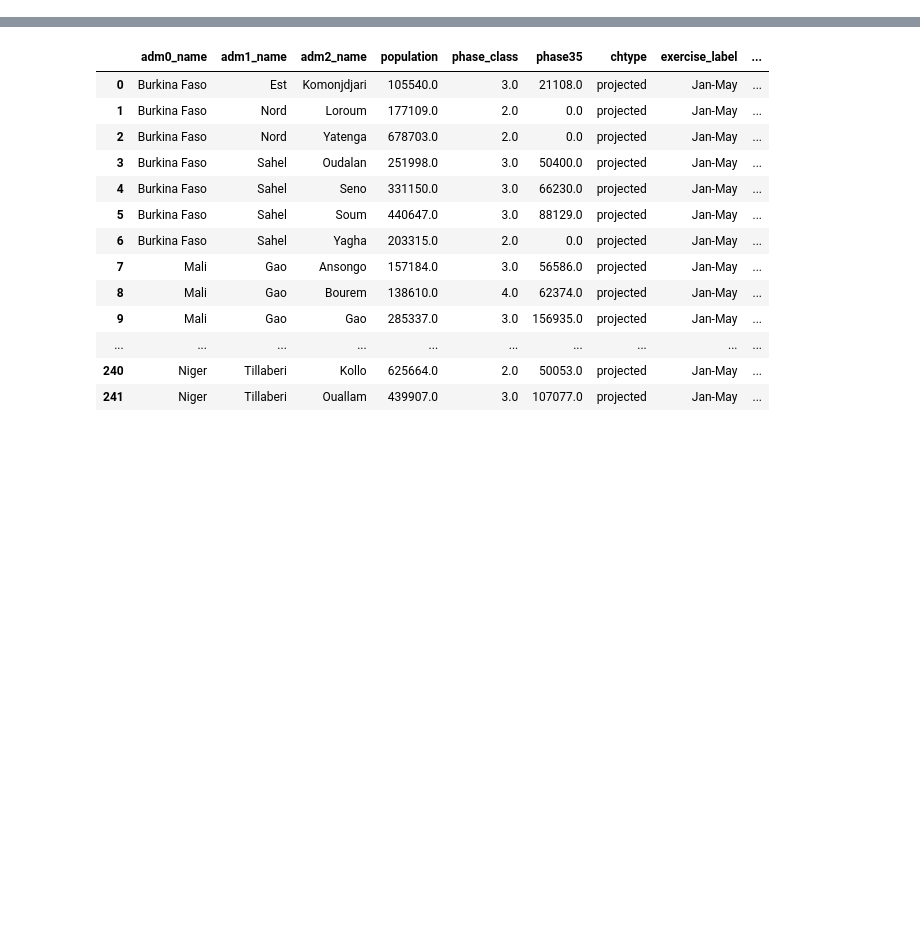
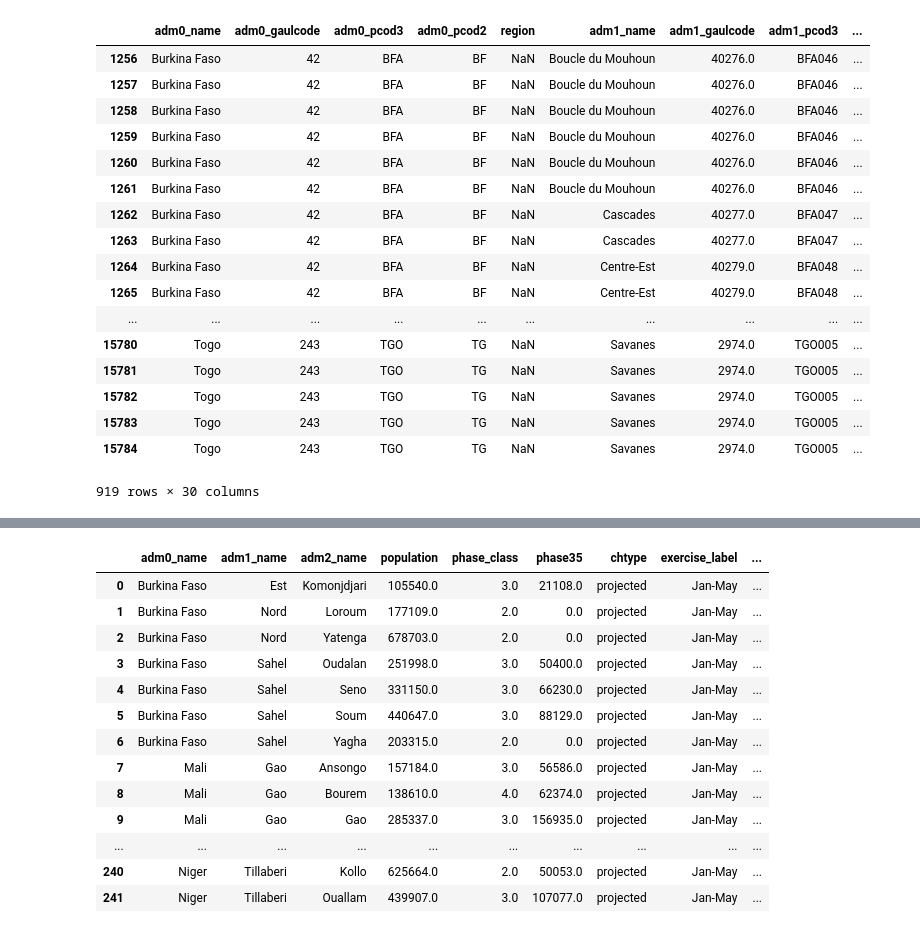
Before and after one commit to alegalli/conflictSahel, a Jupyter notebook: visualization/ch.ipynb, the cells around one changed output, grey strips where cells are left out. Cells and saved outputs as stored; diff of their text form; code cells hidden in the pictures; blank space fills up the shorter version.

```diff
--- a/visualization/ch.ipynb
+++ b/visualization/ch.ipynb
@@ -4,3 +4,24 @@ import xlrd
 # %%
 # Read CH data from excel
 ch = pd.read_excel('../data/Cadre Harmonise/cadre_harmonise.xlsx')
+lean = pd.read_csv('../data/Cadre Harmonise/lean.csv')
+ch[ch.reference_year == 2021]
+# %% [output]
+|  | adm0_name | adm0_gaulcode | adm0_pcod3 | adm0_pcod2 | region | adm1_name | adm1_gaulcode | adm1_pcod3 | ... |
+| 1256 | Burkina Faso | 42 | BFA | BF | NaN | Boucle du Mouhoun | 40276.0 | BFA046 | ... |
+| 1257 | Burkina Faso | 42 | BFA | BF | NaN | Boucle du Mouhoun | 40276.0 | BFA046 | ... |
+| 1258 | Burkina Faso | 42 | BFA | BF | NaN | Boucle du Mouhoun | 40276.0 | BFA046 | ... |
+| 1259 | Burkina Faso | 42 | BFA | BF | NaN | Boucle du Mouhoun | 40276.0 | BFA046 | ... |
+| 1260 | Burkina Faso | 42 | BFA | BF | NaN | Boucle du Mouhoun | 40276.0 | BFA046 | ... |
+| 1261 | Burkina Faso | 42 | BFA | BF | NaN | Boucle du Mouhoun | 40276.0 | BFA046 | ... |
+| 1262 | Burkina Faso | 42 | BFA | BF | NaN | Cascades | 40277.0 | BFA047 | ... |
+| 1263 | Burkina Faso | 42 | BFA | BF | NaN | Cascades | 40277.0 | BFA047 | ... |
+| 1264 | Burkina Faso | 42 | BFA | BF | NaN | Centre-Est | 40279.0 | BFA048 | ... |
+| 1265 | Burkina Faso | 42 | BFA | BF | NaN | Centre-Est | 40279.0 | BFA048 | ... |
+| ... | ... | ... | ... | ... | ... | ... | ... | ... | ... |
+| 15780 | Togo | 243 | TGO | TG | NaN | Savanes | 2974.0 | TGO005 | ... |
+| 15781 | Togo | 243 | TGO | TG | NaN | Savanes | 2974.0 | TGO005 | ... |
+| 15782 | Togo | 243 | TGO | TG | NaN | Savanes | 2974.0 | TGO005 | ... |
+| 15783 | Togo | 243 | TGO | TG | NaN | Savanes | 2974.0 | TGO005 | ... |
+| 15784 | Togo | 243 | TGO | TG | NaN | Savanes | 2974.0 | TGO005 | ... |
+919 rows × 30 columns
```
Also changed, not shown: parts of 2 cells of this notebook, 6 other files.
